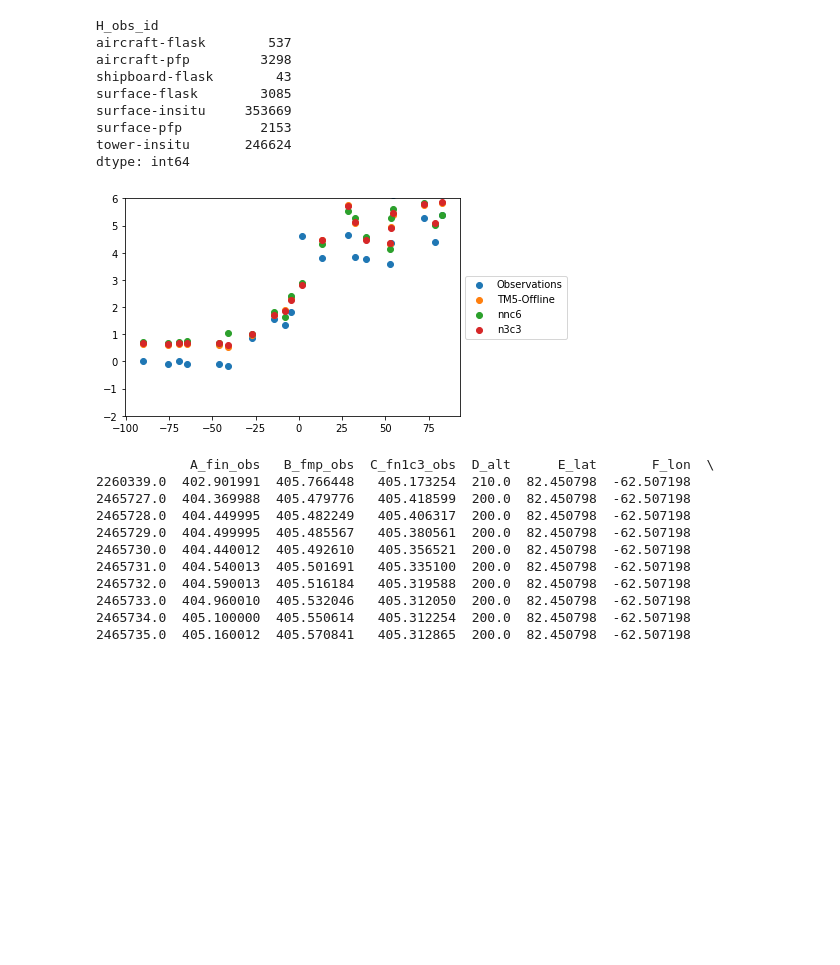
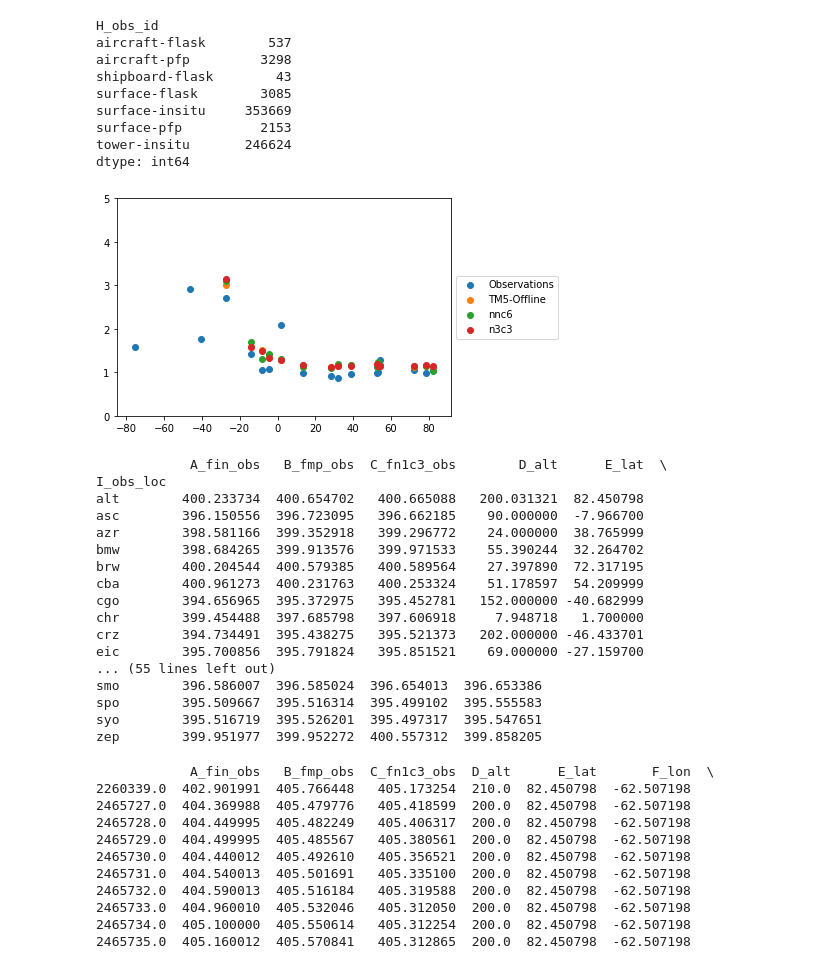
Before and after one commit to Killaars/PhD, a Jupyter notebook: paper1/Figures atmospheric transport paper.ipynb, the cells around one changed output. Drawn from its saved outputs; the diff is of its cells as text; code cells hidden in the pictures; blank space fills up the shorter version.

```diff
--- a/paper1/Figures atmospheric transport paper.ipynb
+++ b/paper1/Figures atmospheric transport paper.ipynb
@@ -1233,32 +1233,51 @@ dtype: int64
 # %%
 # count_loc = df['I_obs_loc'].value_counts()
 # #count_loc[count_loc > 19]
 # df_loc = df[df['I_obs_loc'].isin(count_loc[count_loc > 19].index)]
 
 stationlist=df['I_obs_loc'].values
 stationlist=list(set(stationlist))
 stationlist=['alt','zep','brw','stm','ice','mhd','cba','shm','azr','mid','bme','bmw'
              ,'gmi','chr','eic','asc','sey','smo','cgo','tdf','spo','psa','crz','syo','hba',]
 #print(df.loc[df['I_obs_loc'] == 'spo'])
 runs=['A_fin_obs','B_fmp_obs','C_fn1c3_obs','fn1c6_obs','fn6c6_obs','fndc6_obs','fn6c3_obs','fndc3_obs','fnfc3_obs','fnnc6_obs','fn3c3_obs']
 runnames=['Observations','TM5-Offline','n1c3','n1c6','n6c6','ndc6','n6c3','ndc3','nfc3','nnc6','n3c3']
 
 runs=['A_fin_obs','B_fmp_obs','fnnc6_obs','fn3c3_obs']
 runnames=['Observations','TM5-Offline','nnc6','n3c3']
 
 mb_mean=df.groupby(['I_obs_loc']).mean()
 mb_mean=mb_mean[mb_mean.index.isin(stationlist)]
 mb_std=df.groupby(['I_obs_loc']).std()
 mb_std=mb_std[mb_std.index.isin(stationlist)]
 
 for run,runname in zip(runs,runnames):
     #plt.errorbar(mb_mean['E_lat'], mb_mean[run]-mb_mean.loc['spo','A_fin_obs'], yerr=mb_std[run],fmt='o', markersize=3, linewidth=1,label=runname)
-    plt.scatter(mb_mean['E_lat'], mb_mean[run]-mb_mean.loc['spo','A_fin_obs'],label=runname)
-plt.ylim(-2,6)
+    plt.scatter(mb_mean['E_lat'], (mb_mean[run]-mb_mean.loc['spo','A_fin_obs'])/(mb_mean['B_fmp_obs']-mb_mean.loc['spo','B_fmp_obs']),label=runname)
+plt.ylim(0,5)
 plt.legend(loc='center left', bbox_to_anchor=(1, 0.5))
 plt.show()
+
+print(mb_mean)
 # %% [output]
-[figure, old version]
+[figure, new version]
+            A_fin_obs   B_fmp_obs  C_fn1c3_obs        D_alt      E_lat  \
+I_obs_loc
+alt        400.233734  400.654702   400.665088   200.031321  82.450798
+asc        396.150556  396.723095   396.662185    90.000000  -7.966700
+azr        398.581166  399.352918   399.296772    24.000000  38.765999
+bmw        398.684265  399.913576   399.971533    55.390244  32.264702
+brw        400.204544  400.579385   400.589564    27.397890  72.317195
+cba        400.961273  400.231763   400.253324    51.178597  54.209999
+cgo        394.656965  395.372975   395.452781   152.000000 -40.682999
+chr        399.454488  397.685798   397.606918     7.948718   1.700000
+crz        394.734491  395.438275   395.521373   202.000000 -46.433701
+eic        395.700856  395.791824   395.851521    69.000000 -27.159700
+... (55 lines left out)
+smo        396.586007  396.585024  396.654013  396.653386
+spo        395.509667  395.516314  395.499102  395.555583
+syo        395.516719  395.526201  395.497317  395.547651
+zep        399.951977  399.952272  400.557312  399.858205
 # %%
 # Annual mean IPD for selected stations
 #N-S profile
```
Also changed, not shown: parts of 2 cells of this notebook.
